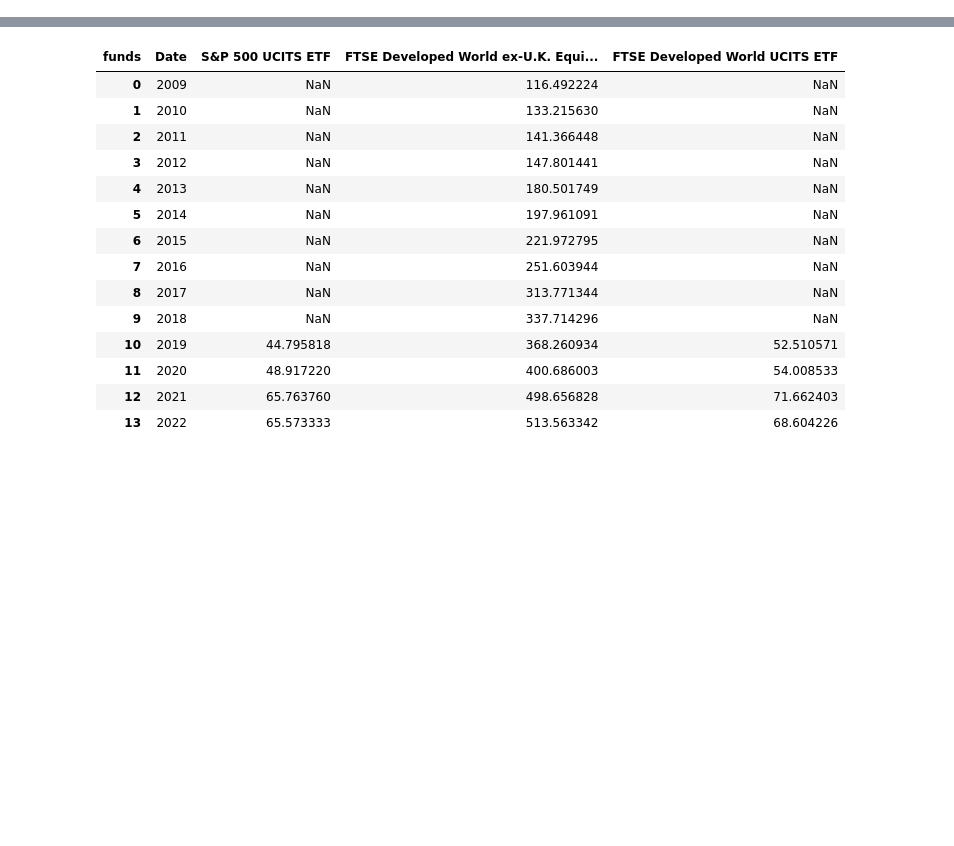
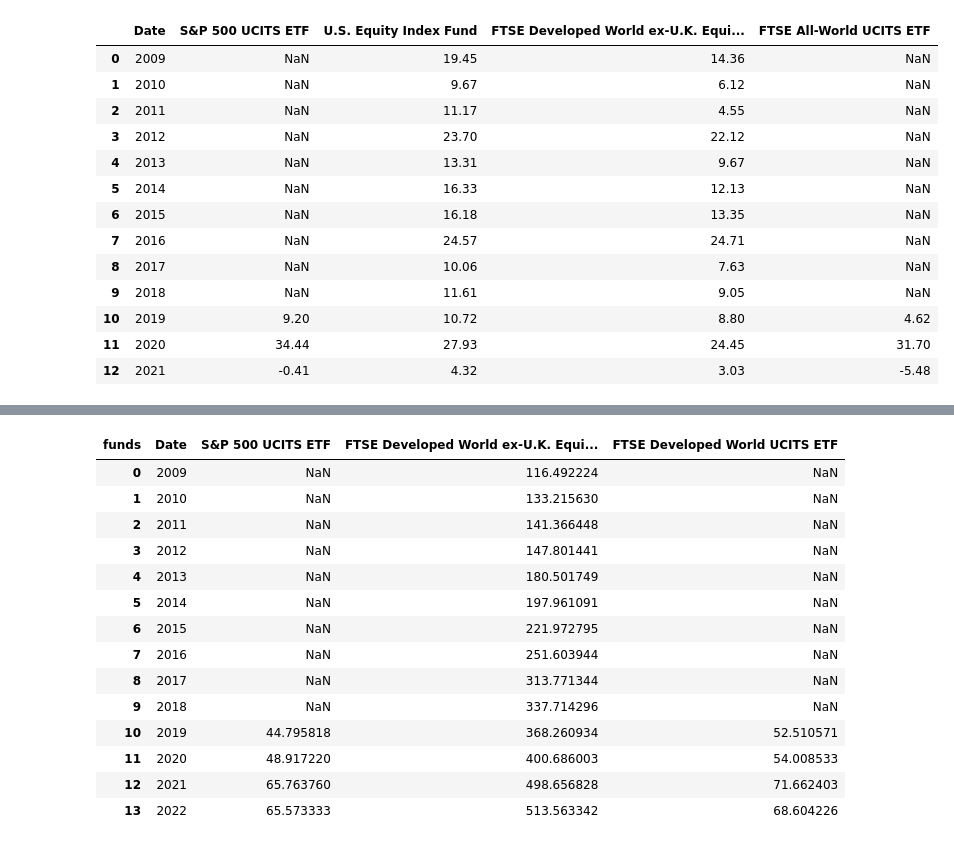
Before and after one commit to weronikazak/Intrinsic_Value, a Jupyter notebook: Vanguard/Plot_Exercises.ipynb, the cells around one changed output, grey strips where cells are left out. Saved outputs shown, nothing was run; the diff lists cells and outputs as text; code cells hidden in the pictures; blank space fills up the shorter version.

```diff
--- a/Vanguard/Plot_Exercises.ipynb
+++ b/Vanguard/Plot_Exercises.ipynb
@@ -40 +70,26 @@ df_perc
+# %%
+dd = df_perc.copy()
+for future, past in zip(df_perc.iloc[1:].iterrows(), df_perc.iterrows()):
+    i, row_f = future
+    j, row_p = past
+    for col in df_perc.columns[1:]:
+        profit = round(100*(row_f[col] - row_p[col])/ row_p[col], 2)
+        dd.loc[j, col] = profit
+dd = dd.iloc[:-1]
+dd
+# %% [output]
+|  | Date | S&P 500 UCITS ETF | U.S. Equity Index Fund | FTSE Developed World ex-U.K. Equi... | FTSE All-World UCITS ETF |
+| 0 | 2009 | NaN | 19.45 | 14.36 | NaN |
+| 1 | 2010 | NaN | 9.67 | 6.12 | NaN |
+| 2 | 2011 | NaN | 11.17 | 4.55 | NaN |
+| 3 | 2012 | NaN | 23.70 | 22.12 | NaN |
+| 4 | 2013 | NaN | 13.31 | 9.67 | NaN |
+| 5 | 2014 | NaN | 16.33 | 12.13 | NaN |
+| 6 | 2015 | NaN | 16.18 | 13.35 | NaN |
+| 7 | 2016 | NaN | 24.57 | 24.71 | NaN |
+| 8 | 2017 | NaN | 10.06 | 7.63 | NaN |
+| 9 | 2018 | NaN | 11.61 | 9.05 | NaN |
+| 10 | 2019 | 9.20 | 10.72 | 8.80 | 4.62 |
+| 11 | 2020 | 34.44 | 27.93 | 24.45 | 31.70 |
+| 12 | 2021 | -0.41 | 4.32 | 3.03 | -5.48 |
 # %%
```
Also changed, not shown: parts of 4 cells of this notebook, 12 other files.
